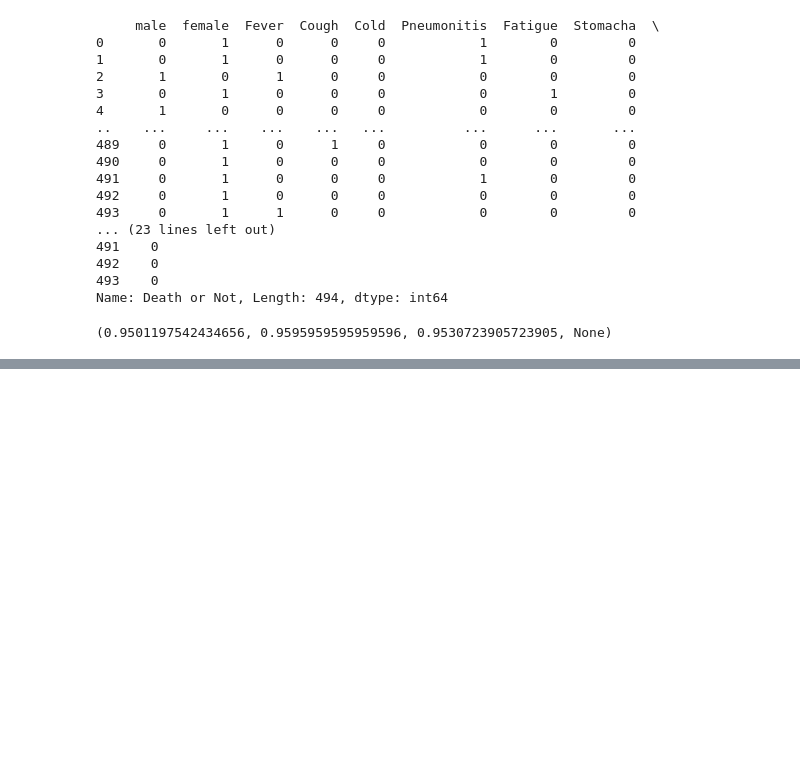
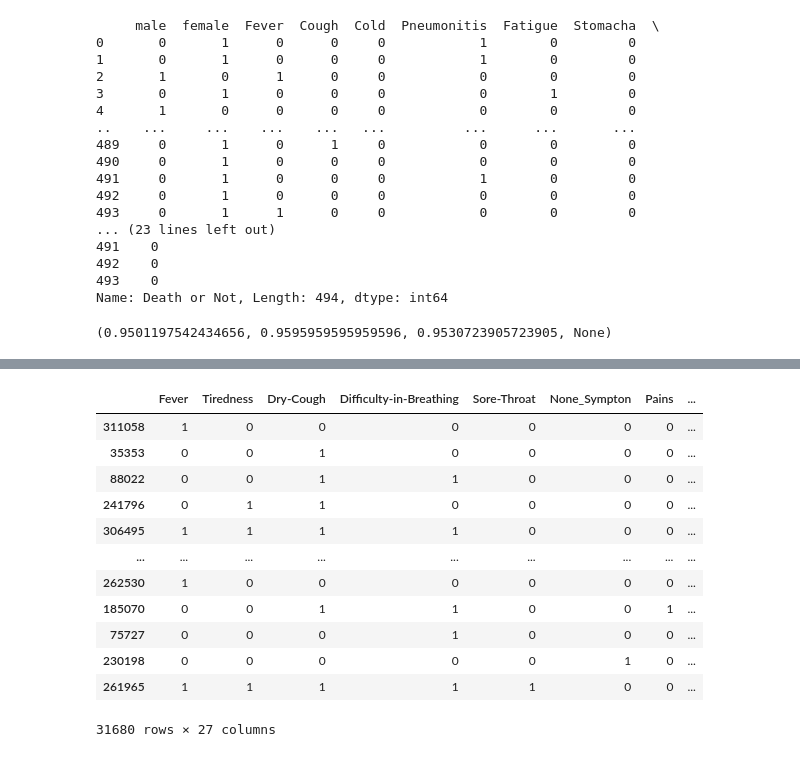
Before and after one commit to github-prathma/Spread_Of_Corona_Virus_Analysis, a Jupyter notebook: PredictionModel/PredictBasedOnConfirmedCase.ipynb, the cells around one changed output, grey strips where cells are left out. Saved outputs shown, nothing was run; the diff lists cells and outputs as text; code cells hidden in the pictures; blank space fills up the shorter version.

```diff
--- a/PredictionModel/PredictBasedOnConfirmedCase.ipynb
+++ b/PredictionModel/PredictBasedOnConfirmedCase.ipynb
@@ -229,0 +254,17 @@ import xgboost as xgb
+# %%
+df = df.sample(frac = 0.1)
+df
+# %% [output]
+|  | Fever | Tiredness | Dry-Cough | Difficulty-in-Breathing | Sore-Throat | None_Sympton | Pains | ... |
+| 311058 | 1 | 0 | 0 | 0 | 0 | 0 | 0 | ... |
+| 35353 | 0 | 0 | 1 | 0 | 0 | 0 | 0 | ... |
+| 88022 | 0 | 0 | 1 | 1 | 0 | 0 | 0 | ... |
+| 241796 | 0 | 1 | 1 | 0 | 0 | 0 | 0 | ... |
+| 306495 | 1 | 1 | 1 | 1 | 0 | 0 | 0 | ... |
+| ... | ... | ... | ... | ... | ... | ... | ... | ... |
+| 262530 | 1 | 0 | 0 | 0 | 0 | 0 | 0 | ... |
+| 185070 | 0 | 0 | 1 | 1 | 0 | 0 | 1 | ... |
+| 75727 | 0 | 0 | 0 | 1 | 0 | 0 | 0 | ... |
+| 230198 | 0 | 0 | 0 | 0 | 0 | 1 | 0 | ... |
+| 261965 | 1 | 1 | 1 | 1 | 1 | 0 | 0 | ... |
+31680 rows × 27 columns
```
Also changed, not shown: parts of 8 cells of this notebook, 2 other files.
